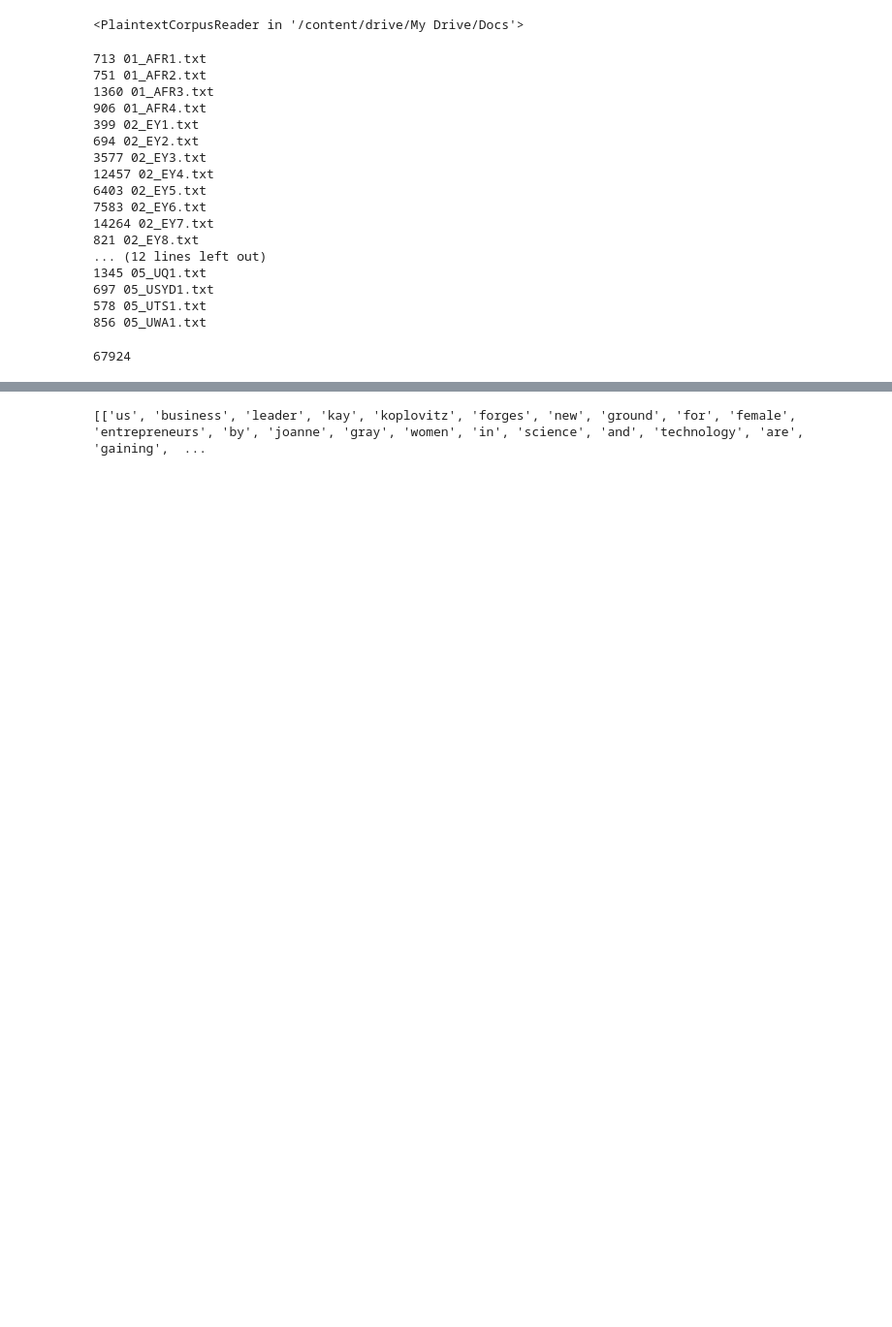
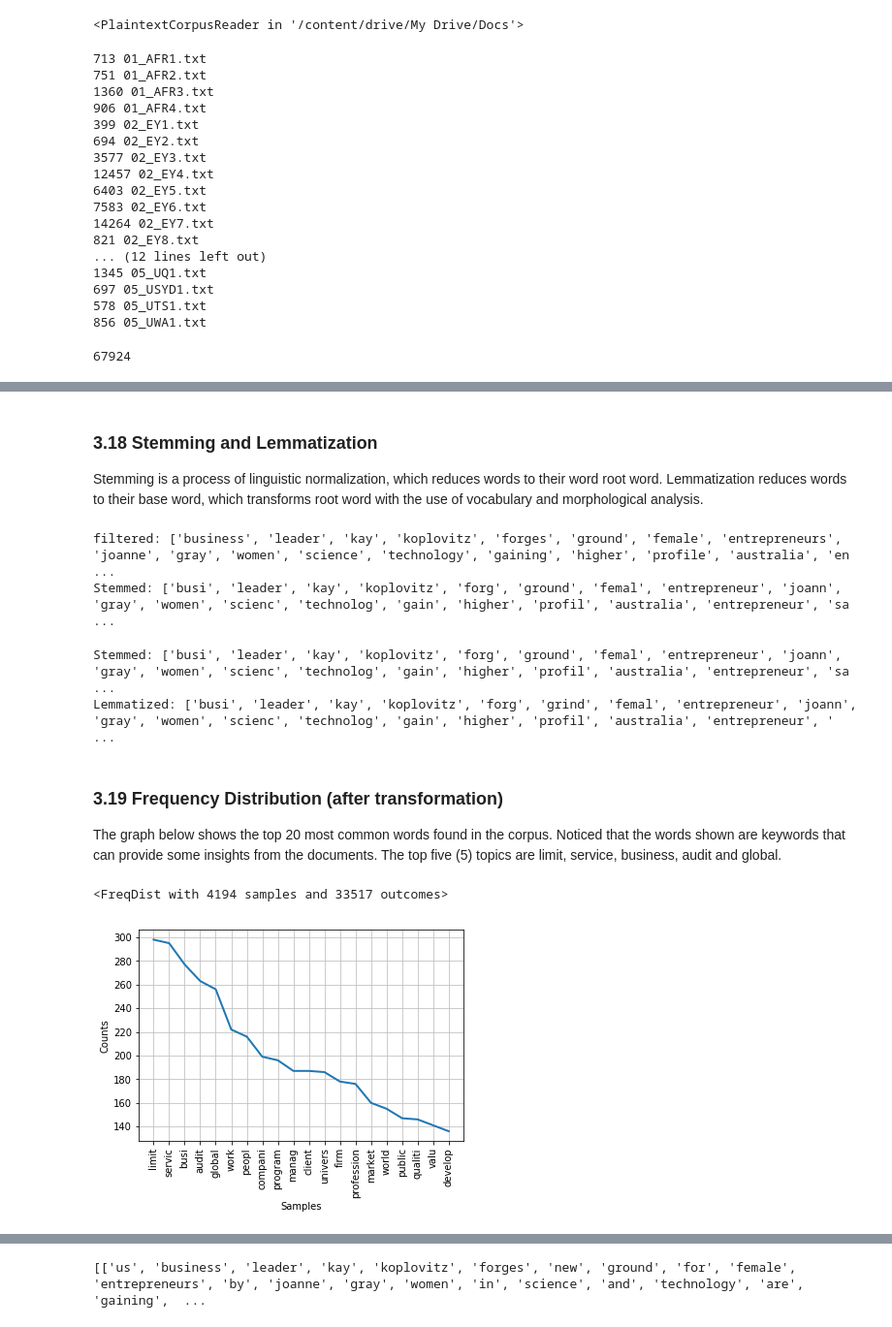
Before and after one commit to mlcurva77/Assignments, a Jupyter notebook: ML2019_ID10885123_A2.ipynb, the cells around one changed output, grey strips where cells are left out. Shown at 97% size. Drawn from its saved outputs; the diff is of its cells as text; code cells hidden in the pictures; blank space fills up the shorter version.

```diff
--- a/ML2019_ID10885123_A2.ipynb
+++ b/ML2019_ID10885123_A2.ipynb
@@ -126,0 +272,33 @@ print(tokenized_sent[0])
+# %% [markdown]
+### 3.18 Stemming and Lemmatization
+Stemming is a process of linguistic normalization, which reduces words to their word root word. Lemmatization reduces words to their base word, which transforms root word with the use of vocabulary and morphological analysis.
+# %%
+# Use ps.stem for Stemming.
+
+from nltk.stem import PorterStemmer
+ps = PorterStemmer()
+
+stemmed_word=[]
+for w in filtered_word:
+    stemmed_word.append(ps.stem(w))
+
+print("filtered:",filtered_word[:20])
+print("Stemmed:",stemmed_word[:20])
+# %% [output]
+filtered: ['business', 'leader', 'kay', 'koplovitz', 'forges', 'ground', 'female', 'entrepreneurs', 'joanne', 'gray', 'women', 'science', 'technology', 'gaining', 'higher', 'profile', 'australia', 'en ...
+Stemmed: ['busi', 'leader', 'kay', 'koplovitz', 'forg', 'ground', 'femal', 'entrepreneur', 'joann', 'gray', 'women', 'scienc', 'technolog', 'gain', 'higher', 'profil', 'australia', 'entrepreneur', 'sa ...
+# %%
+# Use lem.lemmatize for Lemmatization.
+
+from nltk.stem.wordnet import WordNetLemmatizer
+lem = WordNetLemmatizer()
+
+clean_word=[]
+for w in stemmed_word:
+    clean_word.append(lem.lemmatize(w,"v"))
+
+print("Stemmed:",stemmed_word[:20])
+print("Lemmatized:",clean_word[:20])
+# %% [output]
+Stemmed: ['busi', 'leader', 'kay', 'koplovitz', 'forg', 'ground', 'femal', 'entrepreneur', 'joann', 'gray', 'women', 'scienc', 'technolog', 'gain', 'higher', 'profil', 'australia', 'entrepreneur', 'sa ...
+Lemmatized: ['busi', 'leader', 'kay', 'koplovitz', 'forg', 'grind', 'femal', 'entrepreneur', 'joann', 'gray', 'women', 'scienc', 'technolog', 'gain', 'higher', 'profil', 'australia', 'entrepreneur', ' ...
@@ -126,0 +308,14 @@ print(tokenized_sent[0])
+# %% [markdown]
+### 3.19 Frequency Distribution (after transformation)
+The graph below shows the top 20 most common words found in the corpus. Noticed that the words shown are keywords that can provide some insights from the documents. The top five (5) topics are limit, service, business, audit and global.
+# %%
+fdist = FreqDist(clean_word)
+print(fdist)
+fdist.most_common(20)
+
+import matplotlib.pyplot as plt
+fdist.plot(20,cumulative=False)
+plt.show()
+# %% [output]
+<FreqDist with 4194 samples and 33517 outcomes>
+[figure, added]
```
Also changed, not shown: parts of 65 cells of this notebook.
